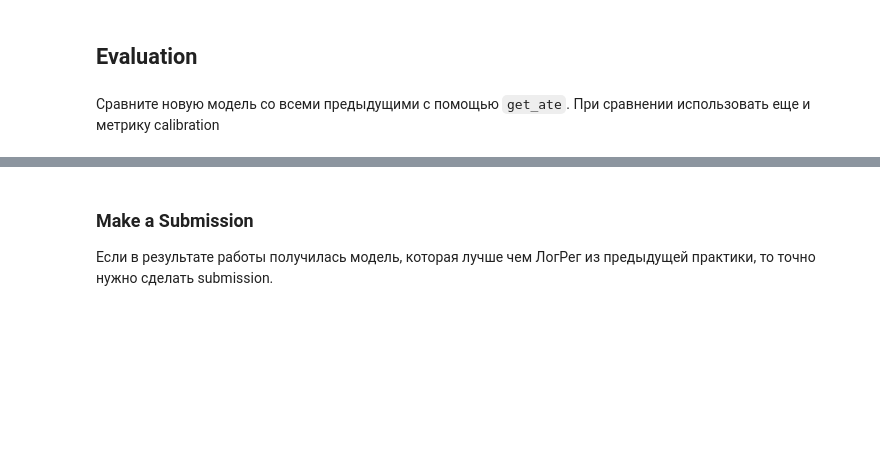
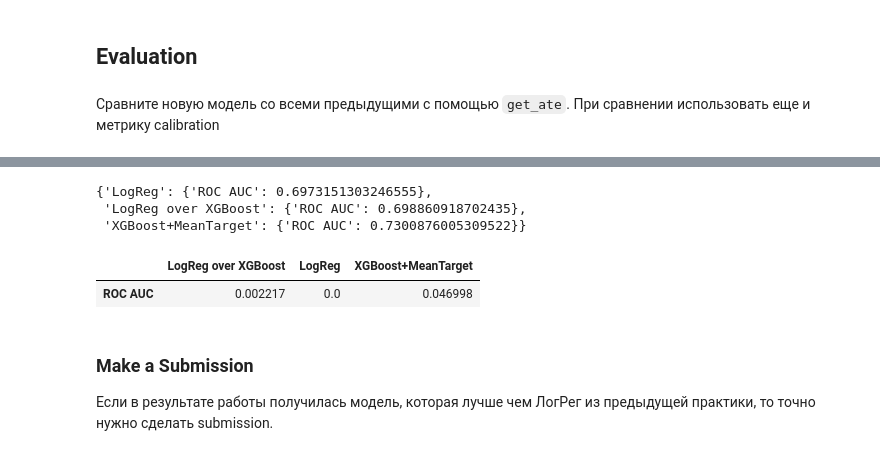
Before and after one commit to maxkvant/MLBD, a Jupyter notebook: gradient_boosting/notebooks/xgboost.ipynb, the cells around one changed output, grey strips where cells are left out. Drawn from its saved outputs; the diff is of its cells as text; code cells hidden in the pictures; blank space fills up the shorter version.

```diff
--- a/gradient_boosting/notebooks/xgboost.ipynb
+++ b/gradient_boosting/notebooks/xgboost.ipynb
@@ -730,0 +774,8 @@ def calibration(model, df):
+# %%
+regressor = LogisticRegressor()
+regressor.fit(train)
+all_metrics['LogReg'] = {'ROC AUC' : rocauc(regressor, test, probabilities_col='probability')}
+# %%
+regressor = XGB_Regressor_MeanTarget()
+regressor.fit(train)
+all_metrics['XGBoost+MeanTarget'] = {'ROC AUC' : rocauc(regressor, test, probabilities_col='probabilities')}
@@ -730,0 +790,3 @@ def calibration(model, df):
+# %%
+regressor = Logistic_Regressor_over_XGBoost()
+regressor.fit(train)
@@ -730,0 +795,2 @@ def calibration(model, df):
+# %%
+all_metrics['LogReg over XGBoost'] = {'ROC AUC': rocauc(regressor, test, probabilities_col='probability')}
@@ -731,3 +799,14 @@ def calibration(model, df):
+# %%
+all_metrics
+# %% [output]
+{'LogReg': {'ROC AUC': 0.6973151303246555},
+ 'LogReg over XGBoost': {'ROC AUC': 0.698860918702435},
+ 'XGBoost+MeanTarget': {'ROC AUC': 0.7300876005309522}}
+# %%
+get_ate(all_metrics, 'LogReg')
+# %% [output]
+|  | LogReg over XGBoost | LogReg | XGBoost+MeanTarget |
+| ROC AUC | 0.002217 | 0.0 | 0.046998 |
 # %% [markdown]
 ### Make a Submission
 
```
Also changed, not shown: parts of 47 cells of this notebook.
